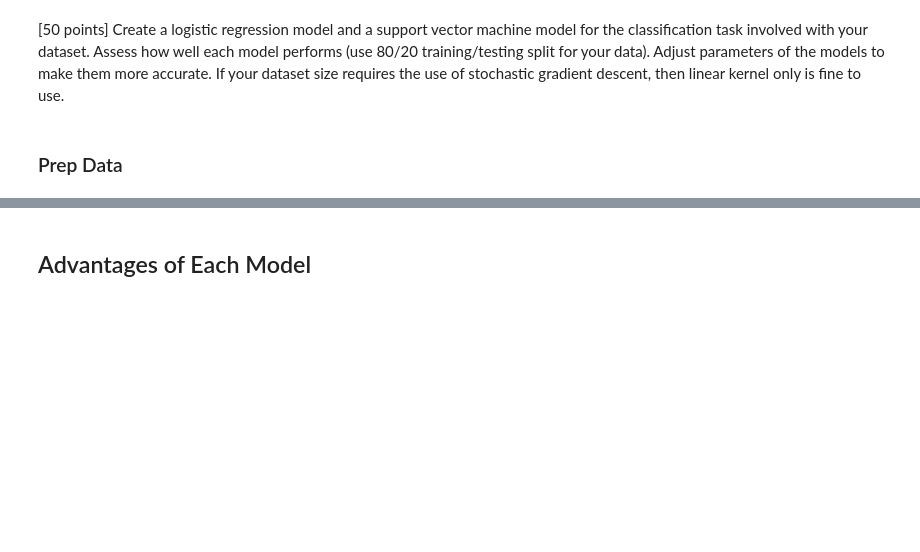
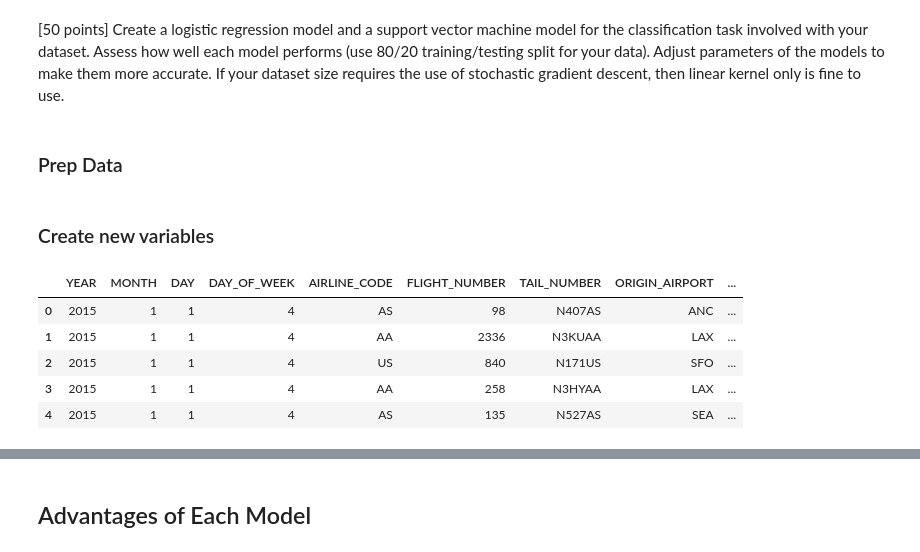
Before and after one commit to mattfarrow1/7331-machine-learning-1, a Jupyter notebook: Labs/MiniProject_Group4.ipynb, the cells around one changed output, grey strips where cells are left out. Drawn from its saved outputs; the diff is of its cells as text; code cells hidden in the pictures; blank space fills up the shorter version.

```diff
--- a/Labs/MiniProject_Group4.ipynb
+++ b/Labs/MiniProject_Group4.ipynb
@@ -34,14 +36,14 @@ dtype_t = {'SCHEDULED_DEPARTURE': str,
 
 # Read in the data directly
 # Read in the data using Pandas
-airlines = pd.read_csv('../Data/airlines.csv')
-airports = pd.read_csv('../Data/airports.csv')
-flights  = pd.read_csv('../Data/flights.csv', dtype = dtype_t)
+#airlines = pd.read_csv('../Data/airlines.csv')
+#airports = pd.read_csv('../Data/airports.csv')
+#flights  = pd.read_csv('../Data/flights.csv', dtype = dtype_t)
 
 # Read in the data directly from GitHub
-# airlines = pd.read_csv('https://raw.githubusercontent.com/mattfarrow1/7331-machine-learning-1/main/Data/airlines.csv')
-# airports = pd.read_csv('https://raw.githubusercontent.com/mattfarrow1/7331-machine-learning-1/main/Data/airports.csv')
-# flights  = pd.read_csv('https://media.githubusercontent.com/media/mattfarrow1/7331-machine-learning-1/main/Data/flights.csv', dtype = dtype_t)
+airlines = pd.read_csv('https://raw.githubusercontent.com/mattfarrow1/7331-machine-learning-1/main/Data/airlines.csv')
+airports = pd.read_csv('https://raw.githubusercontent.com/mattfarrow1/7331-machine-learning-1/main/Data/airports.csv')
+flights  = pd.read_csv('https://media.githubusercontent.com/media/mattfarrow1/7331-machine-learning-1/main/Data/flights.csv', dtype = dtype_t)
 # %%
 # Rename columns in preparation for merge
 airlines.rename(columns={'IATA_CODE': 'AIRLINE_CODE'}, inplace=True)
@@ -51,15 +53,25 @@ flights.rename(columns={'AIRLINE': 'AIRLINE_CODE'}, inplace=True)
 df = pd.merge(flights, airlines, on='AIRLINE_CODE', how = 'left')
 
 # Convert string columns to datetime
-cols = ["SCHEDULED_DEPARTURE",
-   "DEPARTURE_TIME",
+cols = [#"SCHEDULED_DEPARTURE",
+   #"DEPARTURE_TIME",
    "WHEELS_OFF",
-   "WHEELS_ON",
-   "SCHEDULED_ARRIVAL",
-   "ARRIVAL_TIME"]
+   "WHEELS_ON"]
+   #"SCHEDULED_ARRIVAL",
+   #"ARRIVAL_TIME"]
 
 df[cols] = df[cols].apply(pd.to_datetime, format = '%H%M', errors='coerce')
 
 # Convert YMD into a single date
 # Source: https://stackoverflow.com/questions/54487059/pandas-how-to-create-a-single-date-column-from-columns-containing-year-month
-df['FLIGHT_DATE'] = pd.to_datetime([f'{y}-{m}-{d}' for y, m, d in zip(df.YEAR, df.MONTH, df.DAY)])
+#df['FLIGHT_DATE'] = pd.to_datetime([f'{y}-{m}-{d}' for y, m, d in zip(df.YEAR, df.MONTH, df.DAY)])
+
+#convert time to numeric for binning of the other times
+cols = ["SCHEDULED_DEPARTURE",
+   "DEPARTURE_TIME",
+   #"WHEELS_OFF",
+   #"WHEELS_ON",
+   "SCHEDULED_ARRIVAL",
+   "ARRIVAL_TIME"]
+
+df[cols] = df[cols].apply(pd.to_numeric)
@@ -65,0 +80,20 @@ df['FLIGHT_DATE'] = pd.to_datetime([f'{y}-{m}-{d}' for y, m, d in zip(df.YEAR, d
+# %% [markdown]
+### Create new variables
+# %%
+#convert times into morning, afternoon, and evening as most models cannot handle timestamps
+
+cut_labels = ['overnight', 'morning', 'afternoon', 'evening']
+cut_bins = [0, 400, 1100, 1600, 2359]
+df['SCHED_DEPARTURE_TIME'] = pd.cut(df['SCHEDULED_DEPARTURE'], bins=cut_bins, labels=cut_labels, include_lowest=True)
+df['ACTUAL_DEPARTURE_TIME'] = pd.cut(df['DEPARTURE_TIME'], bins=cut_bins, labels=cut_labels, include_lowest=True)
+df['SCHED_ARRIVAL_TIME'] = pd.cut(df['SCHEDULED_ARRIVAL'], bins=cut_bins, labels=cut_labels, include_lowest=True)
+df['ACTUAL_ARRIVAL_TIME'] = pd.cut(df['ARRIVAL_TIME'], bins=cut_bins, labels=cut_labels, include_lowest=True)
+
+df.head()
+# %% [output]
+|  | YEAR | MONTH | DAY | DAY_OF_WEEK | AIRLINE_CODE | FLIGHT_NUMBER | TAIL_NUMBER | ORIGIN_AIRPORT | ... |
+| 0 | 2015 | 1 | 1 | 4 | AS | 98 | N407AS | ANC | ... |
+| 1 | 2015 | 1 | 1 | 4 | AA | 2336 | N3KUAA | LAX | ... |
+| 2 | 2015 | 1 | 1 | 4 | US | 840 | N171US | SFO | ... |
+| 3 | 2015 | 1 | 1 | 4 | AA | 258 | N3HYAA | LAX | ... |
+| 4 | 2015 | 1 | 1 | 4 | AS | 135 | N527AS | SEA | ... |
```
Also changed, not shown: parts of 63 cells of this notebook, 1 other file.
